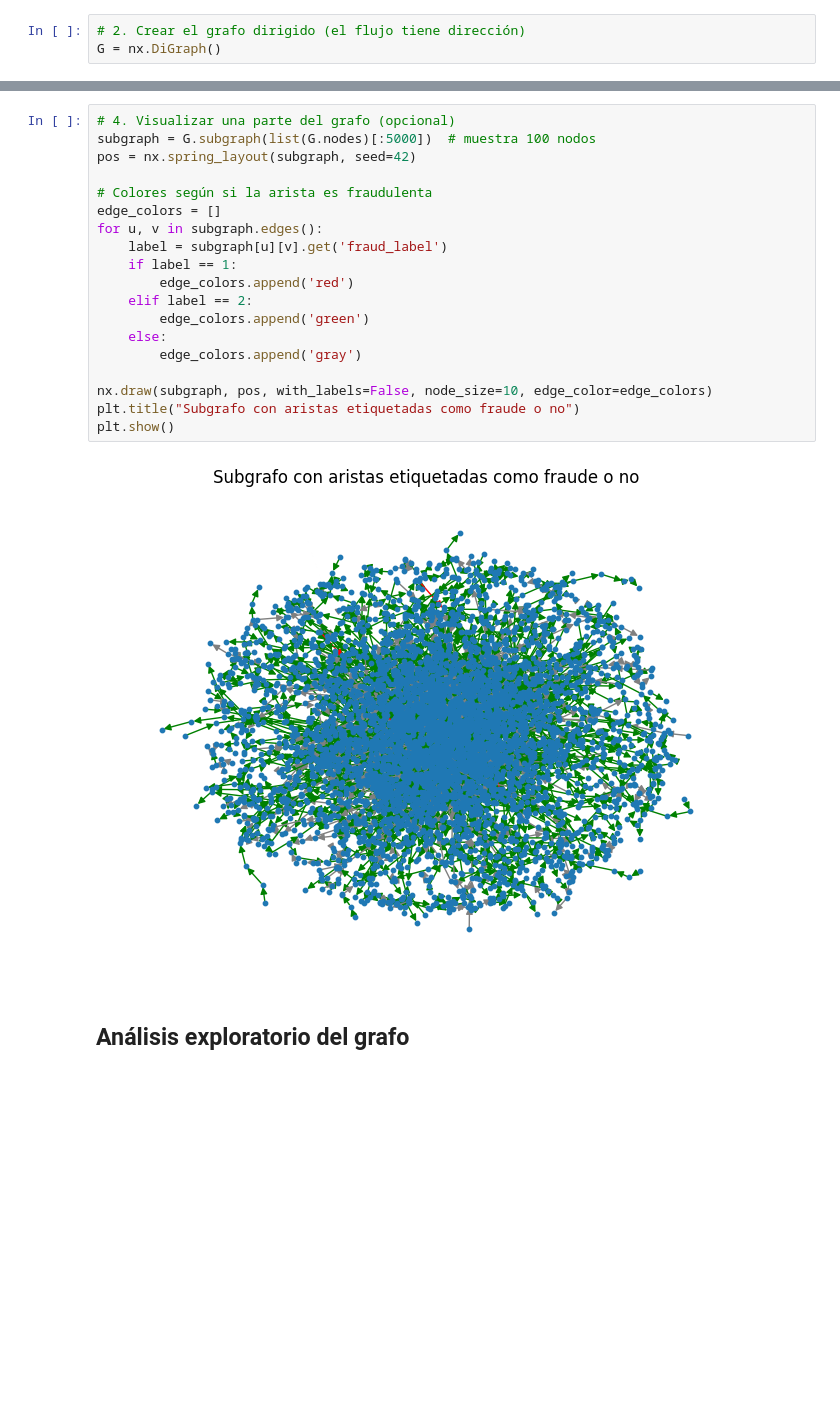
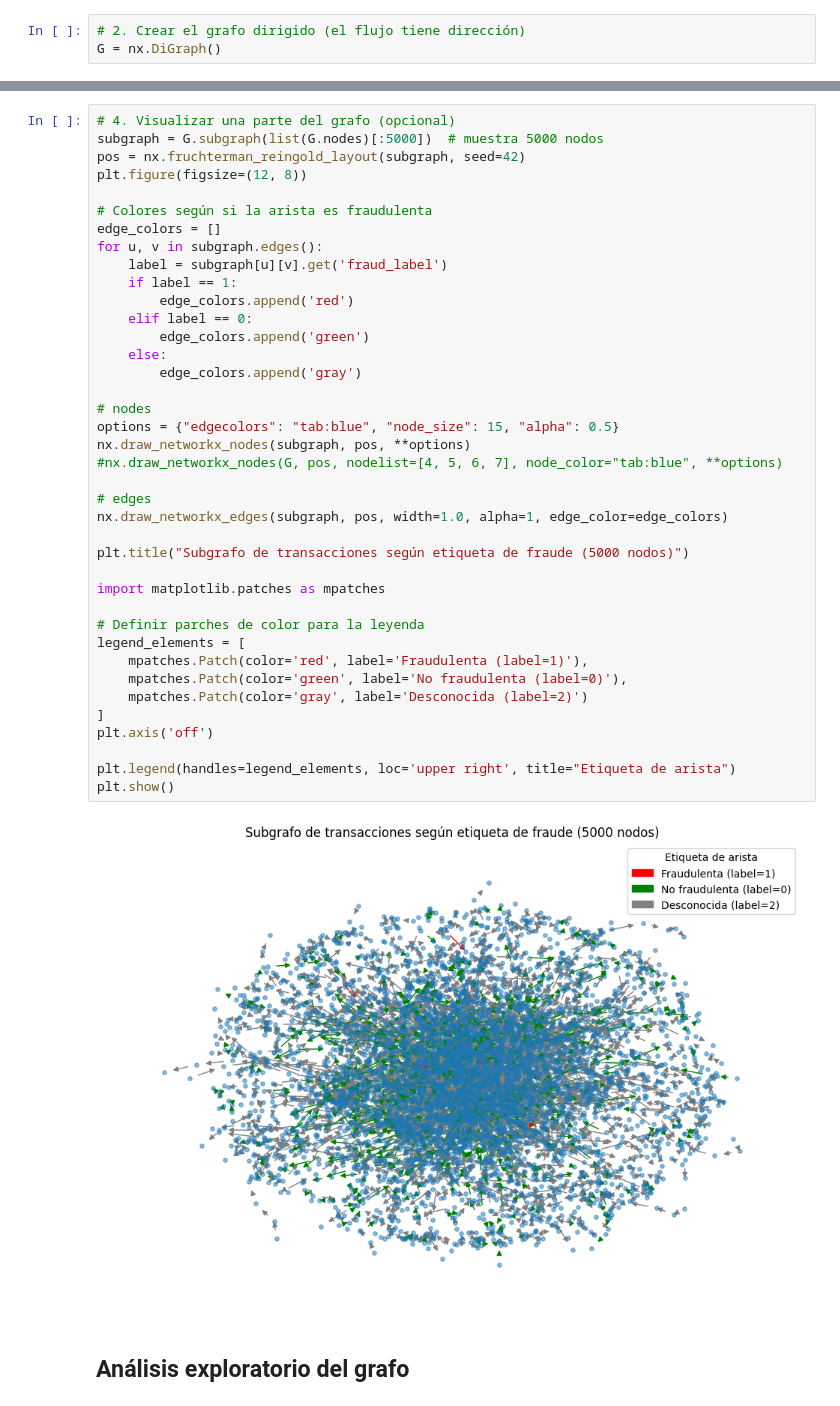
Before and after one commit to L-Ameneiro/elliptic-gnn-fraud-detector, a Jupyter notebook: notebooks/1-eda-graph-ameneiro.ipynb, the cells around one changed output, grey strips where cells are left out. Drawn from its saved outputs; the diff is of its cells as text; blank space fills up the shorter version.

```diff
--- a/notebooks/1-eda-graph-ameneiro.ipynb
+++ b/notebooks/1-eda-graph-ameneiro.ipynb
@@ -107,27 +119,47 @@ for _, row in df.iterrows():
 print(f"Nodos: {G.number_of_nodes()}, Aristas: {G.number_of_edges()}")
 # %% [output]
 Nodos: 203769, Aristas: 234355
-# %%
-# 4. Visualizar una parte del grafo (opcional)
-subgraph = G.subgraph(list(G.nodes)[:5000])  # muestra 100 nodos
-pos = nx.spring_layout(subgraph, seed=42)
-
-# Colores según si la arista es fraudulenta
-edge_colors = []
-for u, v in subgraph.edges():
-    label = subgraph[u][v].get('fraud_label')
-    if label == 1:
-        edge_colors.append('red')
-    elif label == 2:
-        edge_colors.append('green')
-    else:
-        edge_colors.append('gray')
-
-nx.draw(subgraph, pos, with_labels=False, node_size=10, edge_color=edge_colors)
-plt.title("Subgrafo con aristas etiquetadas como fraude o no")
-plt.show()
-# %% [output]
-[figure, removed]
+# %%
+# 4. Visualizar una parte del grafo (opcional)
+subgraph = G.subgraph(list(G.nodes)[:5000])  # muestra 5000 nodos
+pos = nx.fruchterman_reingold_layout(subgraph, seed=42)
+plt.figure(figsize=(12, 8))
+
+# Colores según si la arista es fraudulenta
+edge_colors = []
+for u, v in subgraph.edges():
+    label = subgraph[u][v].get('fraud_label')
+    if label == 1:
+        edge_colors.append('red')
+    elif label == 0:
+        edge_colors.append('green')
+    else:
+        edge_colors.append('gray')
+
+# nodes
+options = {"edgecolors": "tab:blue", "node_size": 15, "alpha": 0.5}
+nx.draw_networkx_nodes(subgraph, pos, **options)
+#nx.draw_networkx_nodes(G, pos, nodelist=[4, 5, 6, 7], node_color="tab:blue", **options)
+
+# edges
+nx.draw_networkx_edges(subgraph, pos, width=1.0, alpha=1, edge_color=edge_colors)
+
+plt.title("Subgrafo de transacciones según etiqueta de fraude (5000 nodos)")
+
+import matplotlib.patches as mpatches
+
+# Definir parches de color para la leyenda
+legend_elements = [
+    mpatches.Patch(color='red', label='Fraudulenta (label=1)'),
+    mpatches.Patch(color='green', label='No fraudulenta (label=0)'),
+    mpatches.Patch(color='gray', label='Desconocida (label=2)')
+]
+plt.axis('off')
+
+plt.legend(handles=legend_elements, loc='upper right', title="Etiqueta de arista")
+plt.show()
+# %% [output]
+[figure, added]
 # %% [markdown]
 ## Análisis exploratorio del grafo
 # %% [markdown]
```
Also changed, not shown: parts of 36 cells of this notebook.
